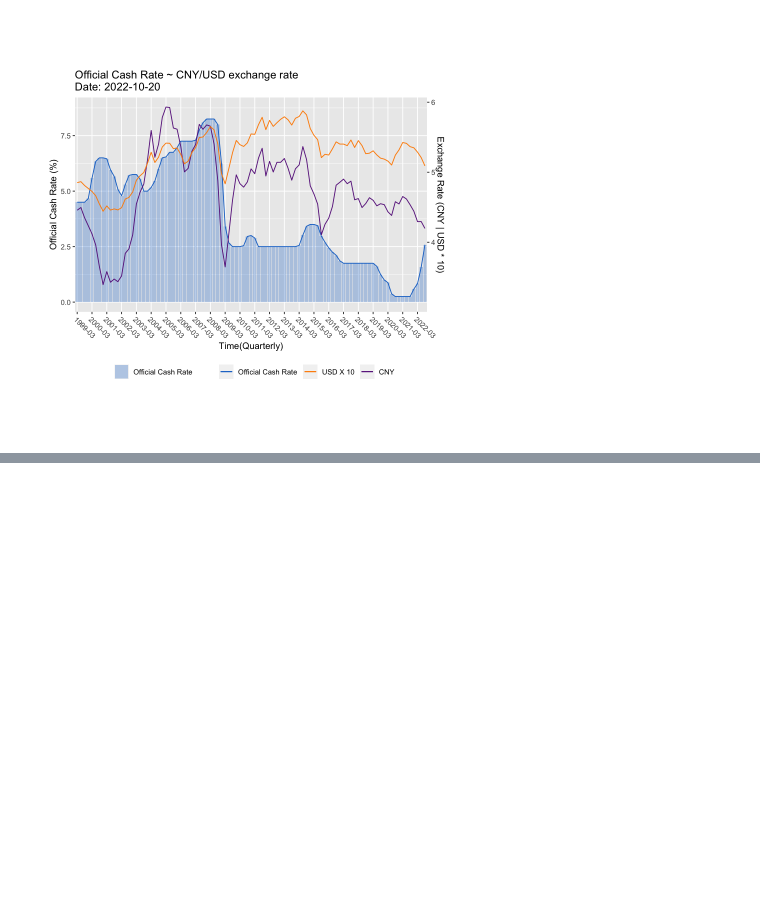
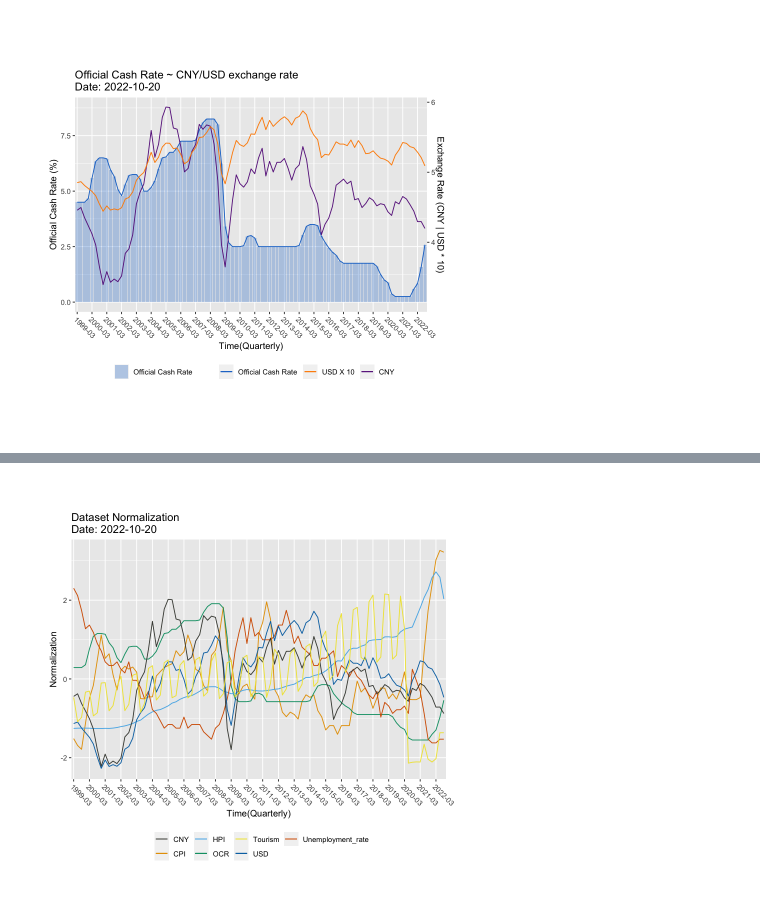
Before and after one commit to ansrali/data422-group-project, a Jupyter notebook: Data_Visualisation.ipynb, the cells around one changed output, grey strips where cells are left out. Saved outputs shown, nothing was run; the diff lists cells and outputs as text; code cells hidden in the pictures; blank space fills up the shorter version.

```diff
--- a/Data_Visualisation.ipynb
+++ b/Data_Visualisation.ipynb
@@ -203,0 +205,22 @@ $ cny_rete_quarter <dbl> 4.457178, 4.496075, 4.349201, 4.235615, 4.119027, 3.9~
+# %%
+# The palette with black:
+cbbPalette <- c("#474943", "#E69F00", "#56B4E9", "#009E73", "#F0E442", "#0072B2", "#D55E00", "#CC79A7")
+
+ggplot(data, aes(x = date.quarter, group = 1)) +
+    geom_line(aes(y = scale(CPI, center = TRUE, scale = TRUE), col = "CPI")) +
+    geom_line(aes(y = scale(ocr_quarter, center = TRUE, scale = TRUE), col = "OCR")) +
+    geom_line(aes(y = scale(HPI, center = TRUE, scale = TRUE), col = "HPI")) +
+    geom_line(aes(y = scale(ump_rate, center = TRUE, scale = TRUE), col = "Unemployment_rate")) +
+    geom_line(aes(y = scale(usd_rate_quarter, center = TRUE, scale = TRUE), col = "USD")) +
+    geom_line(aes(y = scale(cny_rate_quarter, center = TRUE, scale = TRUE), col = "CNY")) +
+    geom_line(aes(y = scale(tourism_count, center = TRUE, scale = TRUE), col = "Tourism")) +
+    scale_x_discrete(name = "Time(Quarterly)", breaks = x_breaks) +
+    scale_y_continuous(name = "Normalization") +
+    scale_color_manual(values = cbbPalette) +
+    theme(legend.position="bottom", plot.margin=grid::unit(c(0,5,0,5), "mm")) +
+    theme(axis.text.x = element_text(angle = -45, hjust = 0.001)) +
+    coord_fixed(ratio = 10) +
+    labs(color = " ", fill = " ",
+       title = paste0("Dataset Normalization \nDate: ", Sys.Date()))
+# %% [output]
+[figure, added]
```
Also changed, not shown: parts of 5 cells of this notebook, 2 other files.
